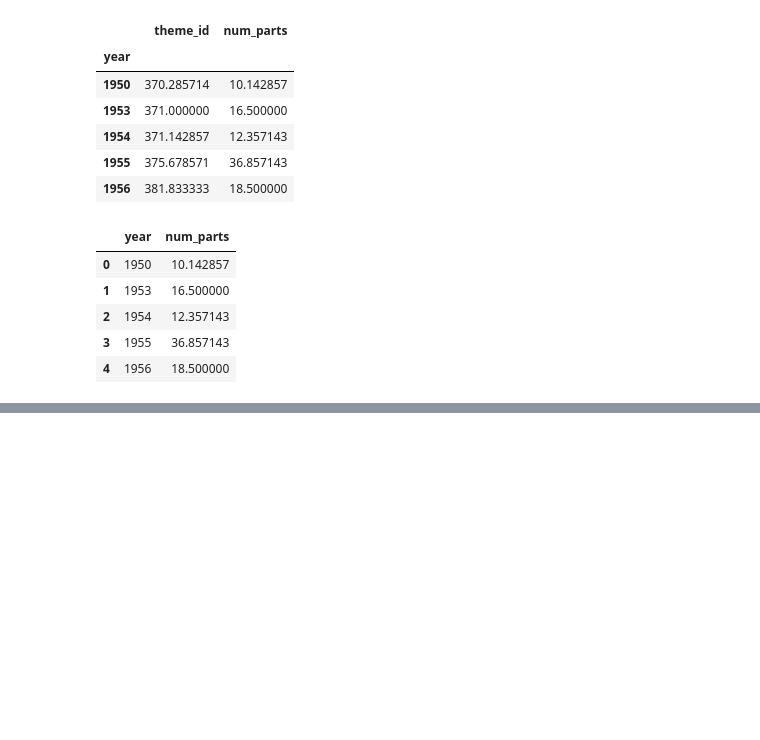
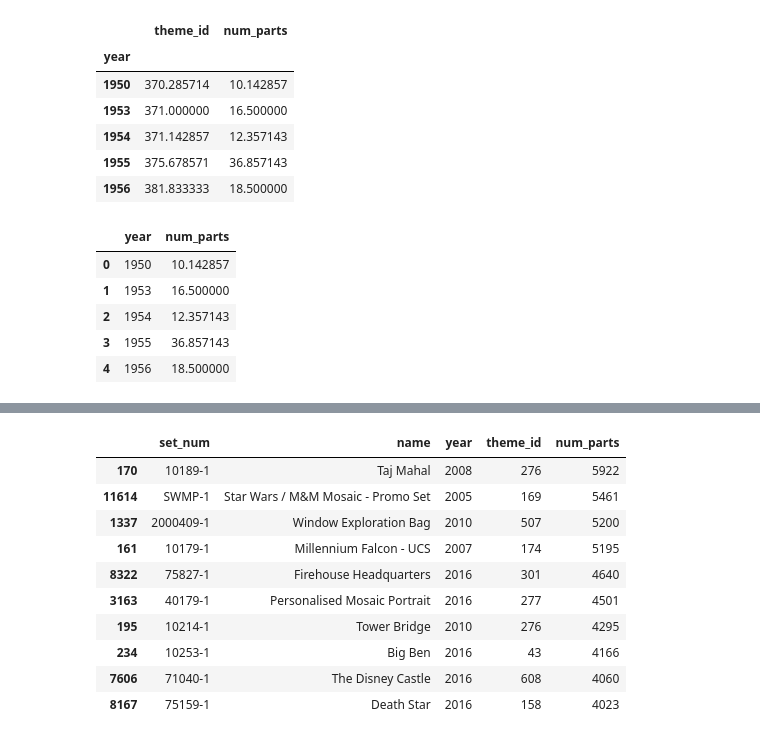
Before and after one commit to nortonlyr/Week9-ResearchProjects, a Jupyter notebook: codes/plotly_LEGO_data_vis.ipynb, the cells around one changed output, grey strips where cells are left out. Drawn from its saved outputs; the diff is of its cells as text; code cells hidden in the pictures; blank space fills up the shorter version.

```diff
--- a/codes/plotly_LEGO_data_vis.ipynb
+++ b/codes/plotly_LEGO_data_vis.ipynb
@@ -185,0 +197,16 @@ fig.show()
+# %%
+most_10_sets = sets_df.sort_values(by = 'num_parts', ascending = False).head(10)
+# %%
+most_10_sets
+# %% [output]
+|  | set_num | name | year | theme_id | num_parts |
+| 170 | 10189-1 | Taj Mahal | 2008 | 276 | 5922 |
+| 11614 | SWMP-1 | Star Wars / M&M Mosaic - Promo Set | 2005 | 169 | 5461 |
+| 1337 | 2000409-1 | Window Exploration Bag | 2010 | 507 | 5200 |
+| 161 | 10179-1 | Millennium Falcon - UCS | 2007 | 174 | 5195 |
+| 8322 | 75827-1 | Firehouse Headquarters | 2016 | 301 | 4640 |
+| 3163 | 40179-1 | Personalised Mosaic Portrait | 2016 | 277 | 4501 |
+| 195 | 10214-1 | Tower Bridge | 2010 | 276 | 4295 |
+| 234 | 10253-1 | Big Ben | 2016 | 43 | 4166 |
+| 7606 | 71040-1 | The Disney Castle | 2016 | 608 | 4060 |
+| 8167 | 75159-1 | Death Star | 2016 | 158 | 4023 |
```
Also changed, not shown: parts of 3 cells of this notebook.
